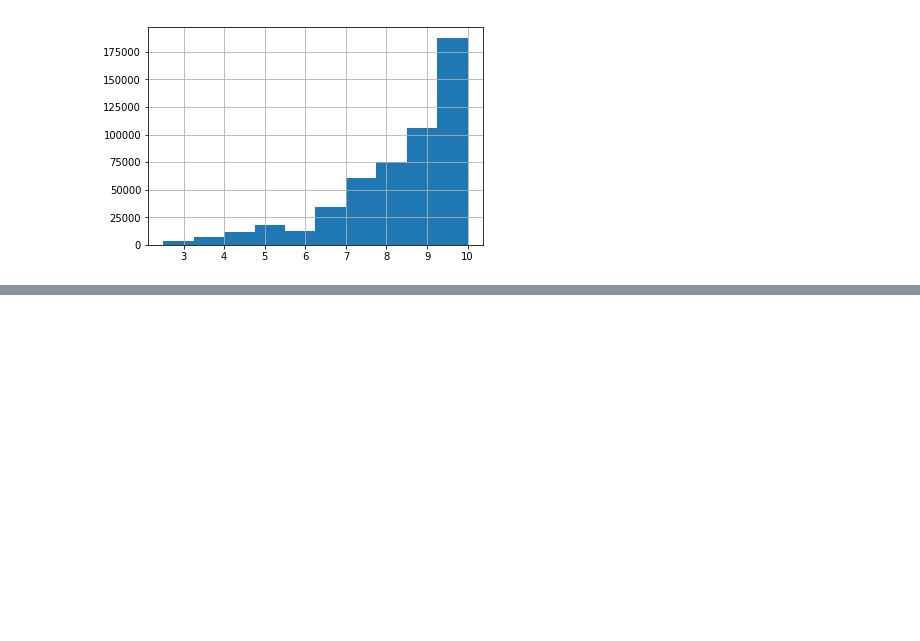
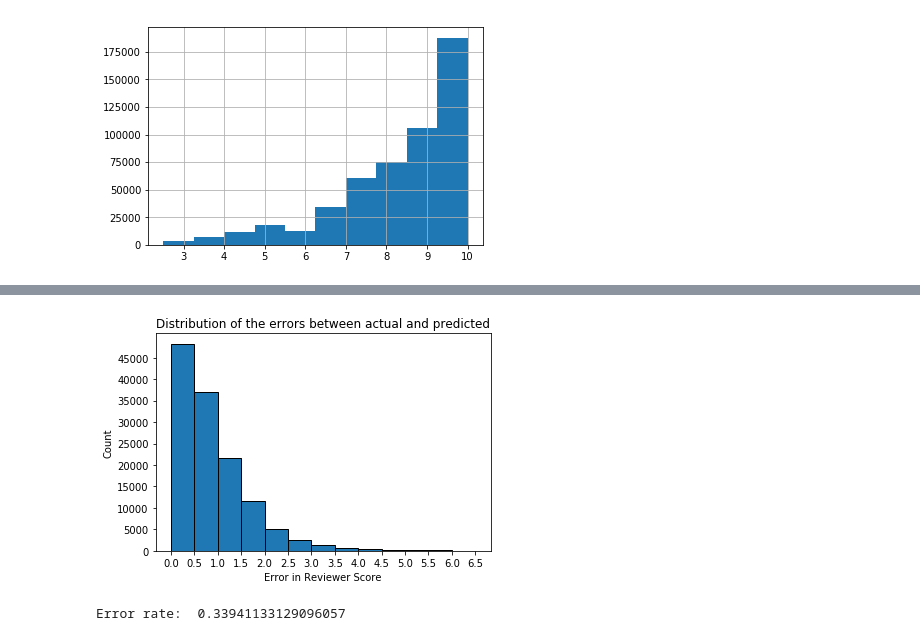
Before and after one commit to suchig/Hotel-Reviews, a Jupyter notebook: Hotel_Review_prediction.ipynb, the cells around one changed output, grey strips where cells are left out. Drawn from its saved outputs; the diff is of its cells as text; code cells hidden in the pictures; blank space fills up the shorter version.

```diff
--- a/Hotel_Review_prediction.ipynb
+++ b/Hotel_Review_prediction.ipynb
@@ -276,6 +177,9 @@ nltk.download('punkt')
 nltk.download('wordnet')
 count_vectorizer = CountVectorizer(tokenizer=tokenize, stop_words='english')
 tfid_transformer = TfidfTransformer()
+
+count_total = count_vectorizer.fit_transform(hotels['Positive_Review']+" "+hotels['Negative_Review'])
+tfid_total = tfid_transformer.fit_transform(count_total)
 # %% [output]
 [nltk_data] Downloading package punkt to /root/nltk_data...
 [nltk_data]   Package punkt is already up-to-date!
@@ -994,0 +245,15 @@ asc_avg_score_by_reviewer_nation = plot_reviewer_nation_score(score_reviewer_rem
+# %%
+errors = np.abs(sparse_Y_test-y_pred)
+# %%
+plt.hist(errors, bins=np.arange(0,7,0.5),edgecolor='black')
+plt.title('Distribution of the errors between actual and predicted')
+plt.xlabel('Error in Reviewer Score')
+plt.ylabel('Count')
+plt.xticks(np.arange(0,7,0.5));
+plt.yticks(np.arange(0,50000,5000));
+# %% [output]
+[figure, added]
+# %%
+print("Error rate: ", sum(errors>1)/len(errors))
+# %% [output]
+Error rate:  0.33941133129096057
```
Also changed, not shown: parts of 102 cells of this notebook.
